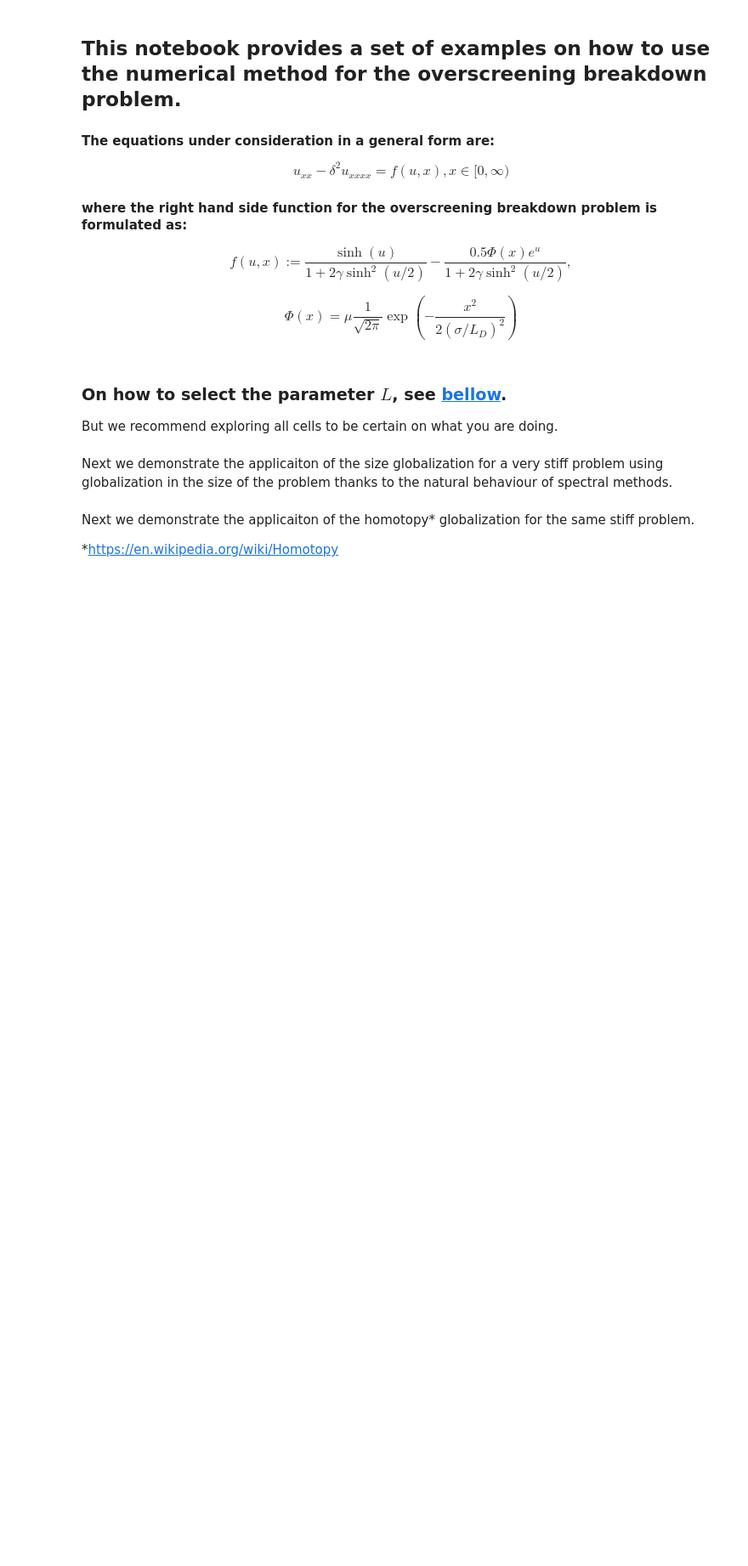
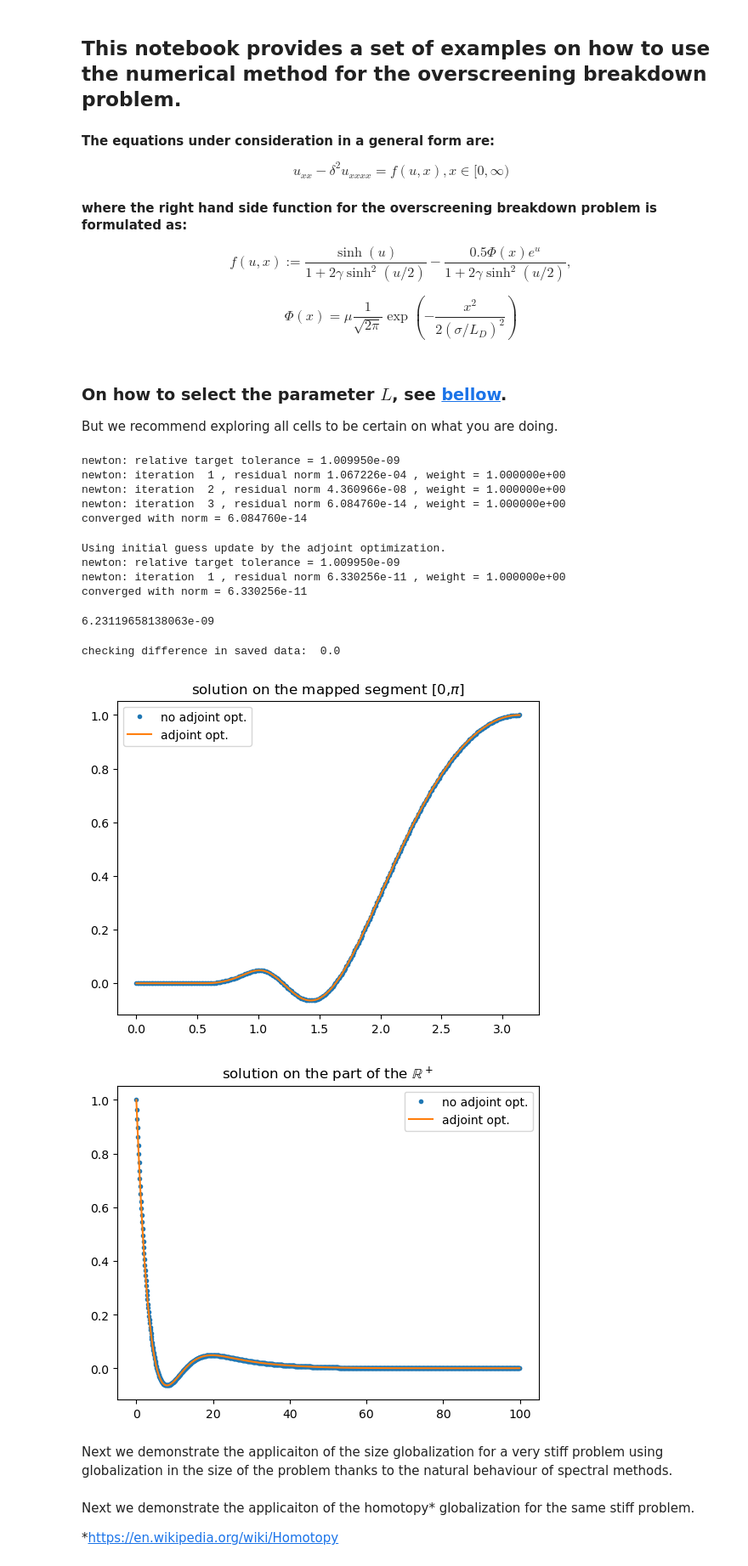
Before and after one commit to evstigneevnm/overscreening_breakdown, a Jupyter notebook: execution_example.ipynb, the cells around one changed output. Shown: that part at 85% size. Drawn from its saved outputs; the diff is of its cells as text; code cells hidden in the pictures; blank space fills up the shorter version.

Commit message:
interface modifications and exmaples of solvng a problem on a segment

```diff
--- a/execution_example.ipynb
+++ b/execution_example.ipynb
@@ -35,8 +35,9 @@ N = 100
 domain = [0,np.inf]
 tolerance = 1.0e-10
 use_method = "newton"
+use_adjoint_opimization = False
 L = 6 #on the sellection of this parameter, see bellow
-solver = solve_nonlinear_problem(N=N, domain=[0,np.inf], tolerance=tolerance, use_method=use_method)
+solver = solve_nonlinear_problem(N=N, domain=domain, tolerance=tolerance, use_method=use_method, use_adjoint_opimization = use_adjoint_opimization)
 solver.set_mapping_parameter(L)
 # %% [markdown]
 ### On how to select the parameter $L$, see [bellow](#check_L_values).
@@ -50,7 +51,7 @@ sigma = 20.0
 mu = 0.36
 gamma = 1
 delta = 10.0
-u0 = 0.1
+u0 = 1.0
 u0xxx = 0
 
 #use some function as initial guess for the root in the Newton's method.
@@ -67,6 +68,29 @@ solver.set_problem(problem)
 # solve the problem
 
 c = solver.solve_problem()
+# %% [output]
+newton: relative target tolerance = 1.009950e-09
+newton: iteration  1 , residual norm 1.067226e-04 , weight = 1.000000e+00
+newton: iteration  2 , residual norm 4.360966e-08 , weight = 1.000000e+00
+newton: iteration  3 , residual norm 6.084760e-14 , weight = 1.000000e+00
+converged with norm = 6.084760e-14
+# %%
+# solve the problem with adjoint optimization root preconditioning for the Newton's method.
+# Note, that this variable can also be passed to the constructor
+use_adjoint_opimization = True
+solver.reset_base_solution() #resetting base solution to make sure we compute a new one
+solver.use_adjoint_opimization(use_adjoint_opimization)
+c_ao = solver.solve_problem()
+# %% [output]
+Using initial guess update by the adjoint optimization.
+newton: relative target tolerance = 1.009950e-09
+newton: iteration  1 , residual norm 6.330256e-11 , weight = 1.000000e+00
+converged with norm = 6.330256e-11
+# %%
+#check solution relative difference
+np.linalg.norm(c_ao - c)/np.linalg.norm(c)
+# %% [output]
+6.23119658138063e-09
 # %%
 #optionally save and load a solution for further use
 #solution is stored in expension coefficients
@@ -74,22 +98,33 @@ c = solver.solve_problem()
 solver.save_solution("solution.pickle", c) #saving solution to file "solution.pickle"
 c1 = solver.load_data("solution.pickle") #loading solution from file "solution.pickle" to a variable c1
 print("checking difference in saved data: ", np.linalg.norm(c-c1)) #testing, that everything is ok
+# %% [output]
+checking difference in saved data:  0.0
 # %%
 #plotting the solution in different domains
 
 #plotting in computational domain in [0, $pi$]
 t = np.arange(0, np.pi, 0.01)
 sol = solver.obtain_solution_in_basis(c, t)
+sol_ao = solver.obtain_solution_in_basis(c_ao, t)
 plt.title("solution on the mapped segment [0,$\pi$]")
-plt.plot(t, sol)
+plt.plot(t, sol,'.')
+plt.plot(t, sol_ao)
+plt.legend(["no adjoint opt.","adjoint opt."])
 plt.show()
 
-#plotting in physical domain for 0<=x<=40
-x = np.arange(0.0, 40.0, 0.1)
+#plotting in physical domain for 0<=x<=100
+x = np.arange(0.0, 100.0, 0.1)
 sol = solver.obtain_solution_in_domain(c, x)
+sol_ao = solver.obtain_solution_in_domain(c_ao, x)
 plt.title("solution on the part of the $\mathbb{R}^+$")
-plt.plot(x, sol)
+plt.plot(x, sol, '.')
+plt.plot(x, sol_ao)
+plt.legend(["no adjoint opt.","adjoint opt."])
 plt.show()
+# %% [output]
+[figure, added]
+[figure, added]
 # %% [markdown]
 Next we demonstrate the applicaiton of the size globalization for a very stiff problem using globalization in the size of the problem thanks to the natural behaviour of spectral methods.
 # %%
```
Also changed, not shown: parts of 6 cells of this notebook, 4 other files.
